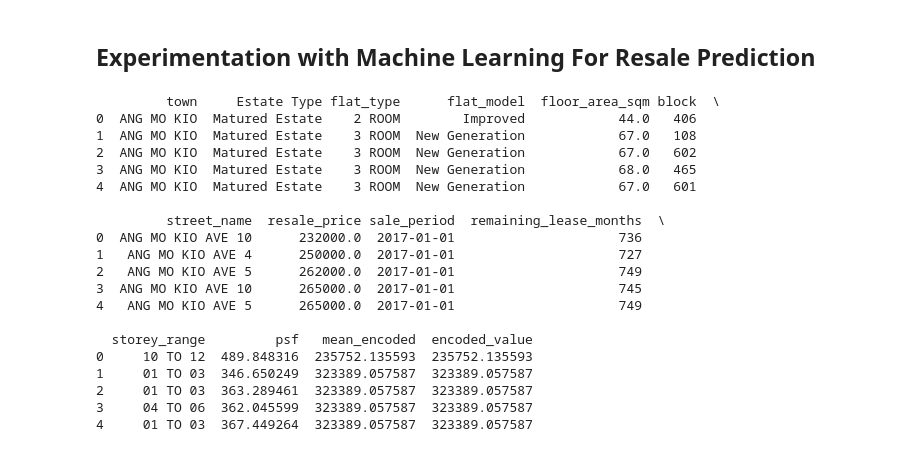
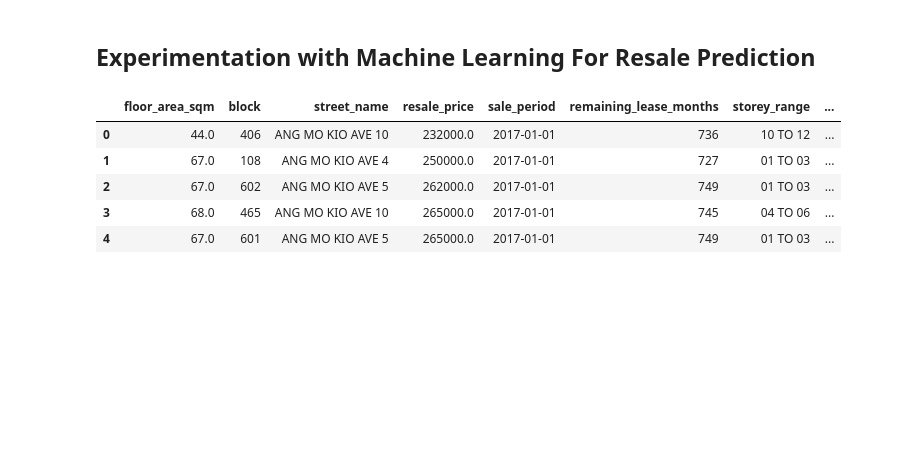
Before and after one commit to ezekielkoh/EDA-HDB-Resale-Prices, a Jupyter notebook: hdb_resale.ipynb, the cells around one changed output. Drawn from its saved outputs; the diff is of its cells as text; code cells hidden in the pictures; blank space fills up the shorter version.

Commit message:
created encoding class

```diff
--- a/hdb_resale.ipynb
+++ b/hdb_resale.ipynb
@@ -357,8 +394,26 @@ plt.show()
 # %%
 def mean_encoding(df:pd.DataFrame, group:list, target:str):
     """
+    # --------------------
+    # Description:
+    # --------------------
+    Encodes a list of columns by calculating the mean of the target column.
+    This preserves the selected columns that may be lost during one-hot encoding.
     Groups a pandas dataframe by a list of columns and calculates the mean of the target column.
+
+    # --------------------
+    # Parameters:
+    # --------------------
+    df: pandas dataframe
+    group: list of columns to be mean encoded
+    target: target numerical column
+
+    # --------------------
+    # Returns:
+    # --------------------
+    df: pandas dataframe with new column 'encoded_value'
     """
+
     def columns_to_tuples(df, columns):
         """
         Converts selected columns within a dataframe into a list of tuples by each row of data
@@ -369,31 +424,21 @@ def mean_encoding(df:pd.DataFrame, group:list, target:str):
     tuples = df.apply(lambda x: columns_to_tuples(x, group), axis=1)
 
     # create column 'encoded_value' and map the mean_encoded dictionary to the tuples
-    df['encoded_value'] = tuples.apply(lambda x: mean_encoded[x])
+    df['mean_encoded'] = tuples.apply(lambda x: mean_encoded[x])
+    df
 
     return df
 
 
-test = mean_encoding(df_filtered, ['town', 'flat_type'], 'resale_price')
-print(test.head())
+df_encoded = mean_encoding(df_filtered, ['town', 'flat_type','street_name','block'], 'resale_price')
-# %% [output]
-         town     Estate Type flat_type      flat_model  floor_area_sqm block  \
-0  ANG MO KIO  Matured Estate    2 ROOM        Improved            44.0   406
-1  ANG MO KIO  Matured Estate    3 ROOM  New Generation            67.0   108
-2  ANG MO KIO  Matured Estate    3 ROOM  New Generation            67.0   602
-3  ANG MO KIO  Matured Estate    3 ROOM  New Generation            68.0   465
-4  ANG MO KIO  Matured Estate    3 ROOM  New Generation            67.0   601
-
-         street_name  resale_price sale_period  remaining_lease_months  \
-0  ANG MO KIO AVE 10      232000.0  2017-01-01                     736
-1   ANG MO KIO AVE 4      250000.0  2017-01-01                     727
-2   ANG MO KIO AVE 5      262000.0  2017-01-01                     749
-3  ANG MO KIO AVE 10      265000.0  2017-01-01                     745
-4   ANG MO KIO AVE 5      265000.0  2017-01-01                     749
-
-  storey_range         psf   mean_encoded  encoded_value
-0     10 TO 12  489.848316  235752.135593  235752.135593
-1     01 TO 03  346.650249  323389.057587  323389.057587
-2     01 TO 03  363.289461  323389.057587  323389.057587
-3     04 TO 06  362.045599  323389.057587  323389.057587
-4     01 TO 03  367.449264  323389.057587  323389.057587
+# %%
+df_encoded.drop(columns=['town', 'flat_type', 'Estate Type','flat_model','street_name', 'block'], inplace=True)
+# %%
+df_encoded.head()
+# %% [output]
+|  | floor_area_sqm | block | street_name | resale_price | sale_period | remaining_lease_months | storey_range | ... |
+| 0 | 44.0 | 406 | ANG MO KIO AVE 10 | 232000.0 | 2017-01-01 | 736 | 10 TO 12 | ... |
+| 1 | 67.0 | 108 | ANG MO KIO AVE 4 | 250000.0 | 2017-01-01 | 727 | 01 TO 03 | ... |
+| 2 | 67.0 | 602 | ANG MO KIO AVE 5 | 262000.0 | 2017-01-01 | 749 | 01 TO 03 | ... |
+| 3 | 68.0 | 465 | ANG MO KIO AVE 10 | 265000.0 | 2017-01-01 | 745 | 04 TO 06 | ... |
+| 4 | 67.0 | 601 | ANG MO KIO AVE 5 | 265000.0 | 2017-01-01 | 749 | 01 TO 03 | ... |
```
Also changed, not shown: parts of 4 cells of this notebook, 1 other file.
